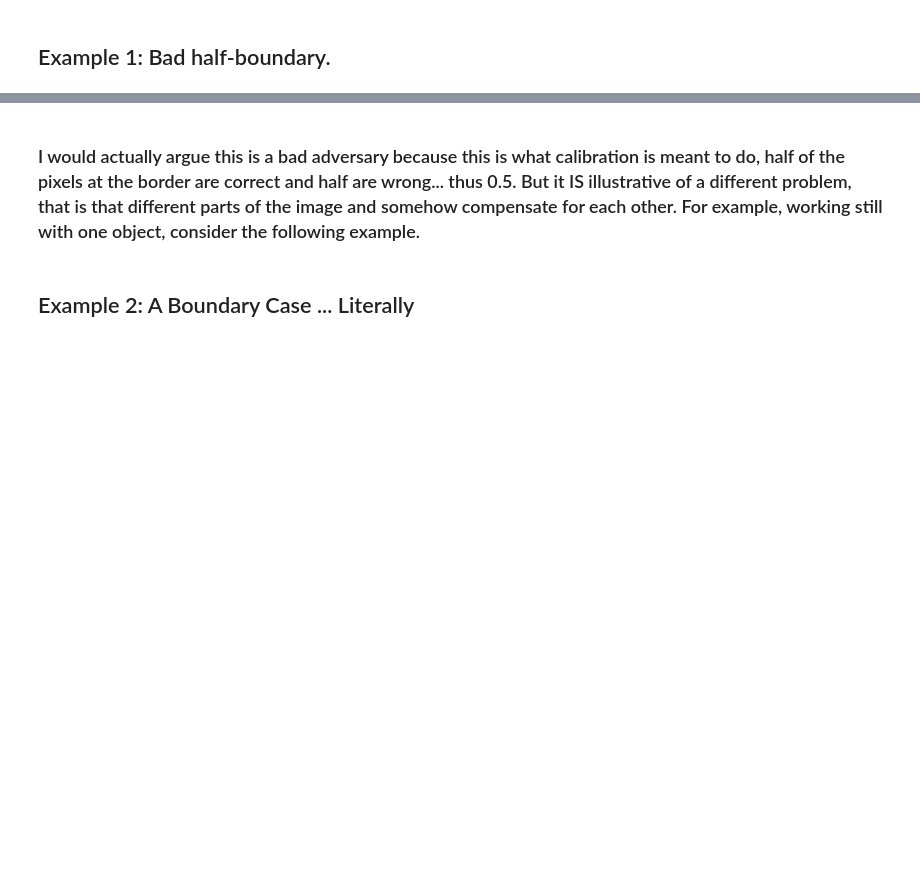
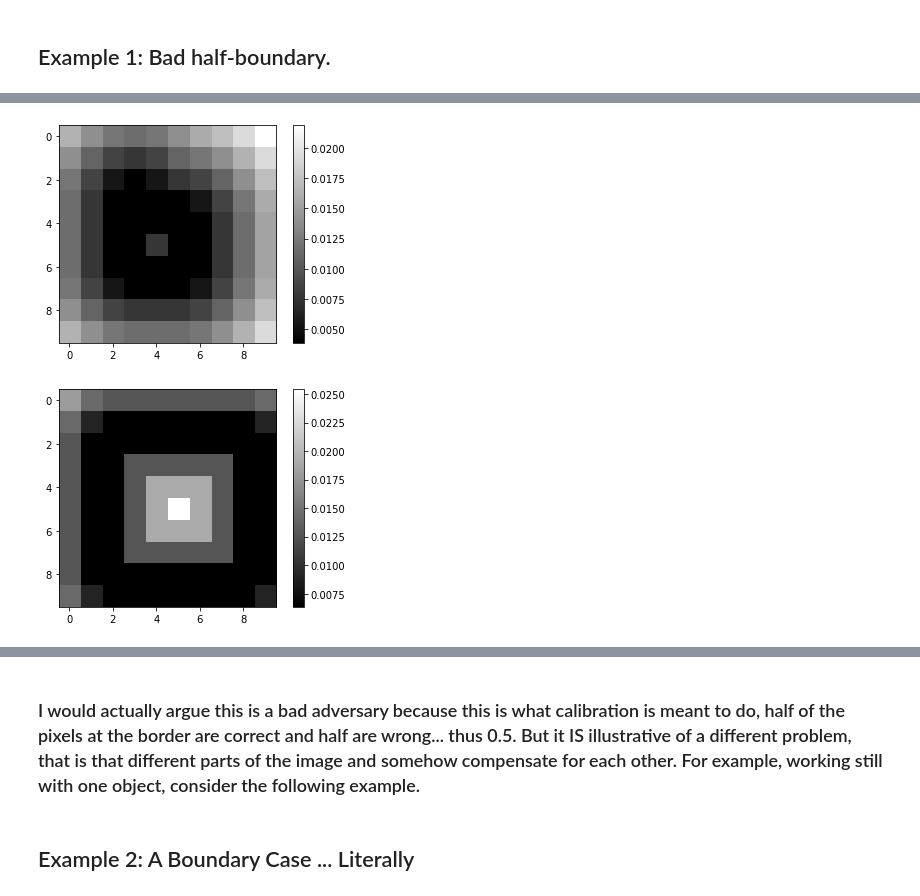
Before and after one commit to VictorButoi/ESE, a Jupyter notebook: notebooks/ToySquare.ipynb, the cells around one changed output, grey strips where cells are left out. Drawn from its saved outputs; the diff is of its cells as text; code cells hidden in the pictures; blank space fills up the shorter version.

Commit message:
putting in custom weight functions per loss

```diff
--- a/notebooks/ToySquare.ipynb
+++ b/notebooks/ToySquare.ipynb
@@ -29,3 +33,24 @@ plt.title('Ground Truth 1')
+# %%
+from ese.experiment.losses.weights import dice_weights, hausdorff_weights
+
+test_x = torch.zeros(2, 10, 10)
+
+test_x[0, 3:7, 3:7] = 1
+test_x[0, 3:7, 6] = 0
+test_x[0, 3, 4:7] = 0
+
+test_x[1, 2:9, 2:9] = 1
+
+# weighted_square = dice_weights(test_x)
+weighted_square = hausdorff_weights(test_x)
+
+for b_idx in range(test_x.shape[0]):
+    plt.imshow(weighted_square[b_idx], cmap='gray')
+    plt.colorbar()
+    plt.show()
+# %% [output]
+[figure, added]
+[figure, added]
 # %%
 # Let's now make some predictions that we want to break the ECE metric.
 # The way we do this is by making predictions in the same bin have wildly different accuracies.
```
Also changed, not shown: parts of 10 cells of this notebook, 6 other files.
